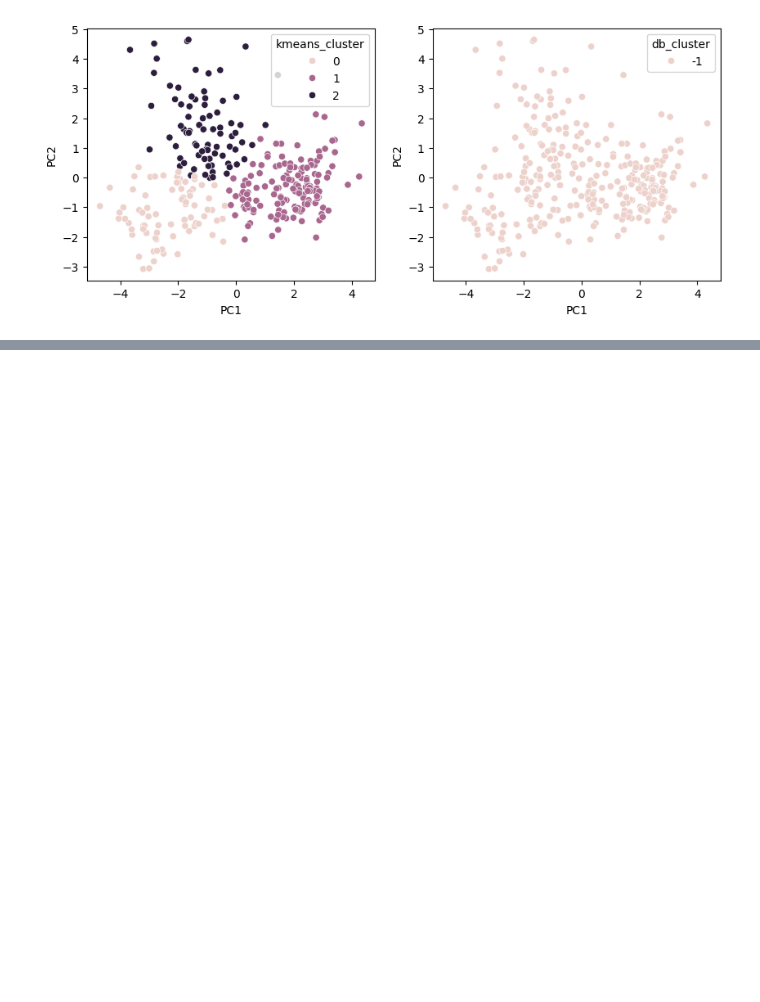
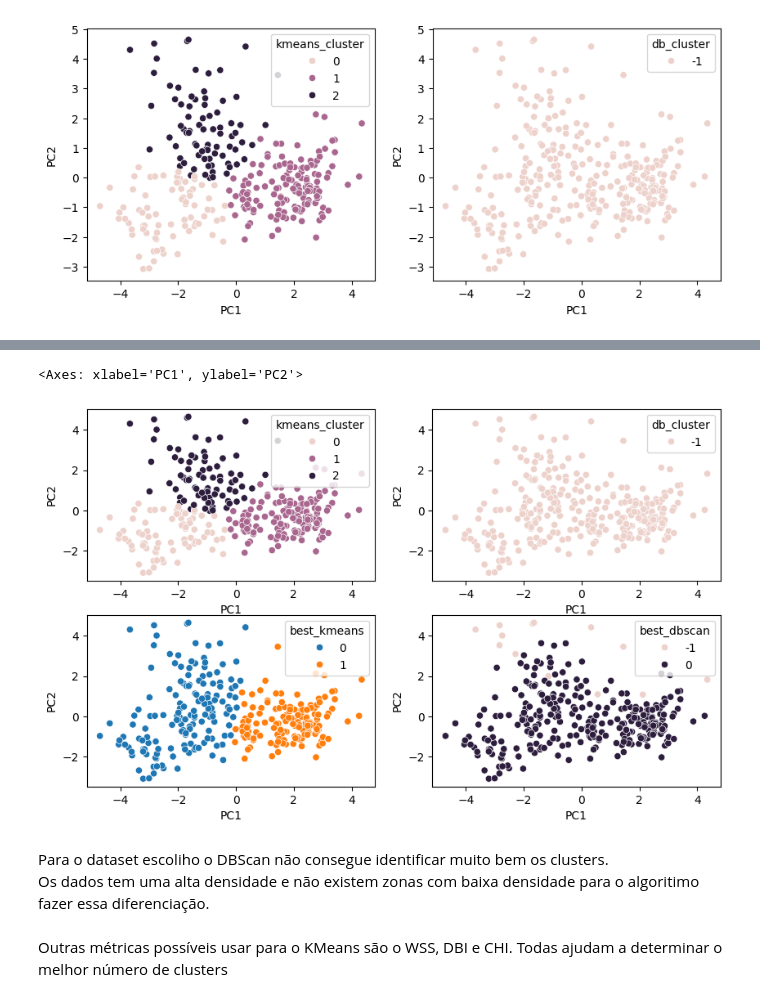
Before and after one commit to Dhonrian/pos_ifnet, a Jupyter notebook: 25E4_3/validacao.ipynb, the cells around one changed output, grey strips where cells are left out. Cells and saved outputs as stored; diff of their text form; code cells hidden in the pictures; blank space fills up the shorter version.

```diff
--- a/25E4_3/validacao.ipynb
+++ b/25E4_3/validacao.ipynb
@@ -136,7 +137,7 @@ plt.show()
 [figure]
 # %%
 pca = PCA(n_components=2, random_state=10)
-X_pca = pca.fit_transform(scaled_df)
+X_pca = pca.fit_transform(scaled_df.drop(columns=categorical_cols))
 
 pca_df = pd.DataFrame({
     "PC1": X_pca[:,0],
@@ -180,0 +326,22 @@ plt.show()
+# %%
+best_kmeans = KMeans(n_clusters=2, random_state=SEED).fit(X)
+pca_df['best_kmeans'] = best_kmeans.labels_
+
+best_dbscan = DBSCAN(min_samples=6, eps=1.7094556468939004).fit(X)
+pca_df['best_dbscan'] = best_dbscan.labels_
+# %%
+fig, ax = plt.subplots(2, 2, figsize=(10, 6))
+
+sns.scatterplot(data=pca_df, x='PC1', y='PC2', hue='kmeans_cluster', ax=ax[0][0])
+sns.scatterplot(data=pca_df, x='PC1', y='PC2', hue='db_cluster', ax=ax[0][1])
+sns.scatterplot(data=pca_df, x='PC1', y='PC2', hue='best_kmeans', ax=ax[1][0])
+sns.scatterplot(data=pca_df, x='PC1', y='PC2', hue='best_dbscan', ax=ax[1][1])
+# %% [output]
+<Axes: xlabel='PC1', ylabel='PC2'>
+[figure, added]
+# %% [markdown]
+Para o dataset escoliho o DBScan não consegue identificar muito bem os clusters.
+Os dados tem uma alta densidade e não existem zonas com baixa densidade para o algoritimo fazer essa diferenciação.
+# %% [markdown]
+Outras métricas possíveis usar para o KMeans são o WSS, DBI e CHI.
+Todas ajudam a determinar o melhor número de clusters
```
Also changed, not shown: parts of 20 cells of this notebook.
